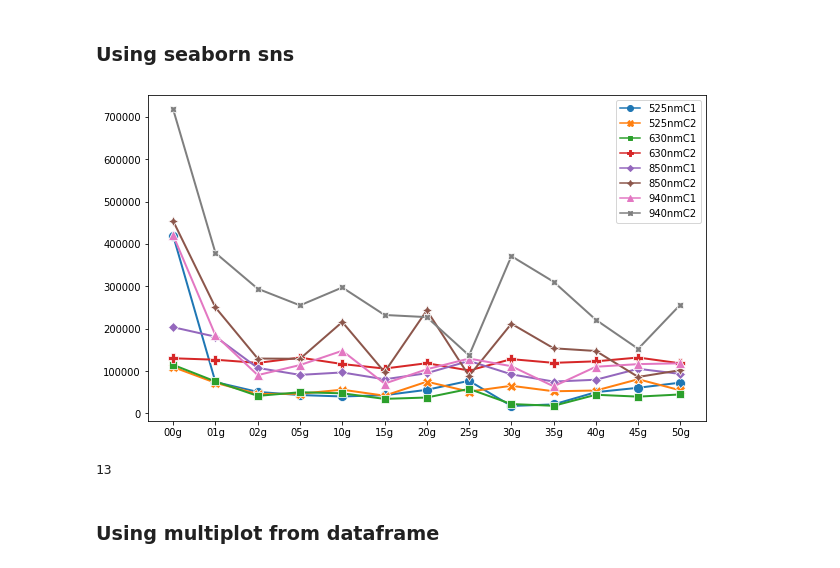
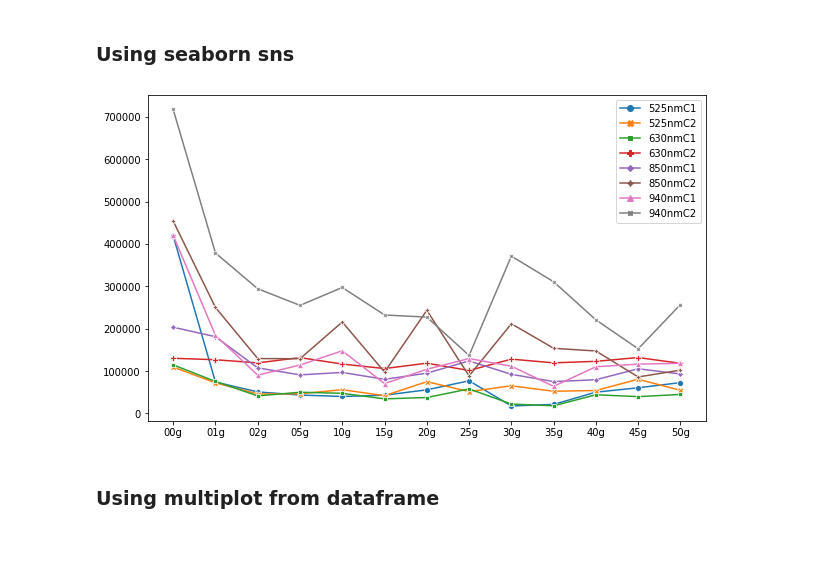
Before and after one commit to LongNguyen1984/TimeSeriesWithPython, a Jupyter notebook: readPPGinVistro.ipynb, the cells around one changed output. Cells and saved outputs as stored; diff of their text form; code cells hidden in the pictures.

```diff
--- a/readPPGinVistro.ipynb
+++ b/readPPGinVistro.ipynb
@@ -218,6 +239,7 @@ plt.plot(dataMean)
 # %%
-x = list(dataset.describe())
-y = dataset.describe().loc['mean']
+#x = list(dataset.describe())
+x = list(dfs[0].describe())
+y = dfs[0].describe().loc['mean']
 # %%
 sns.scatterplot(data=dataMean[10])
 # %% [output]
@@ -259,17 +285,13 @@ plt.show()
 # %% [markdown]
 ### Using seaborn sns
 # %%
+import seaborn as sns
 fig, axs = plt.subplots(figsize=(10,6))
-sns.lineplot(data = results,  markers=True, dashes=False, linewidth=2, ms=10)
-## Must setup set_xticks if not will missing in the label
+sns.lineplot(data = results,  markers=True, dashes=False)
 axs.set_xticks(range(len(results)))
 labels = name[0:13]
 axs.set_xticklabels(labels=labels);
 # %% [output]
-[figure, old version]
+[figure, new version]
-# %%
-len(results)
-# %% [output]
-13
 # %% [markdown]
 ### Using multiplot from dataframe
```
Also changed, not shown: parts of 40 cells of this notebook.
